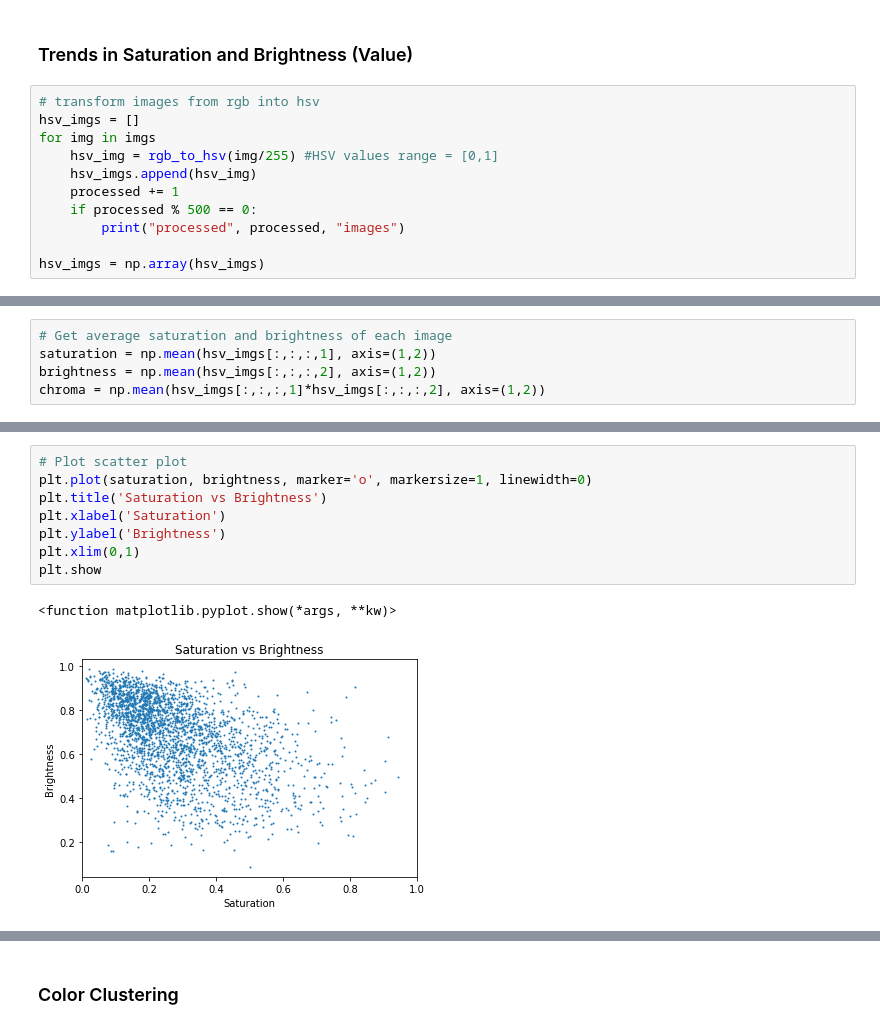
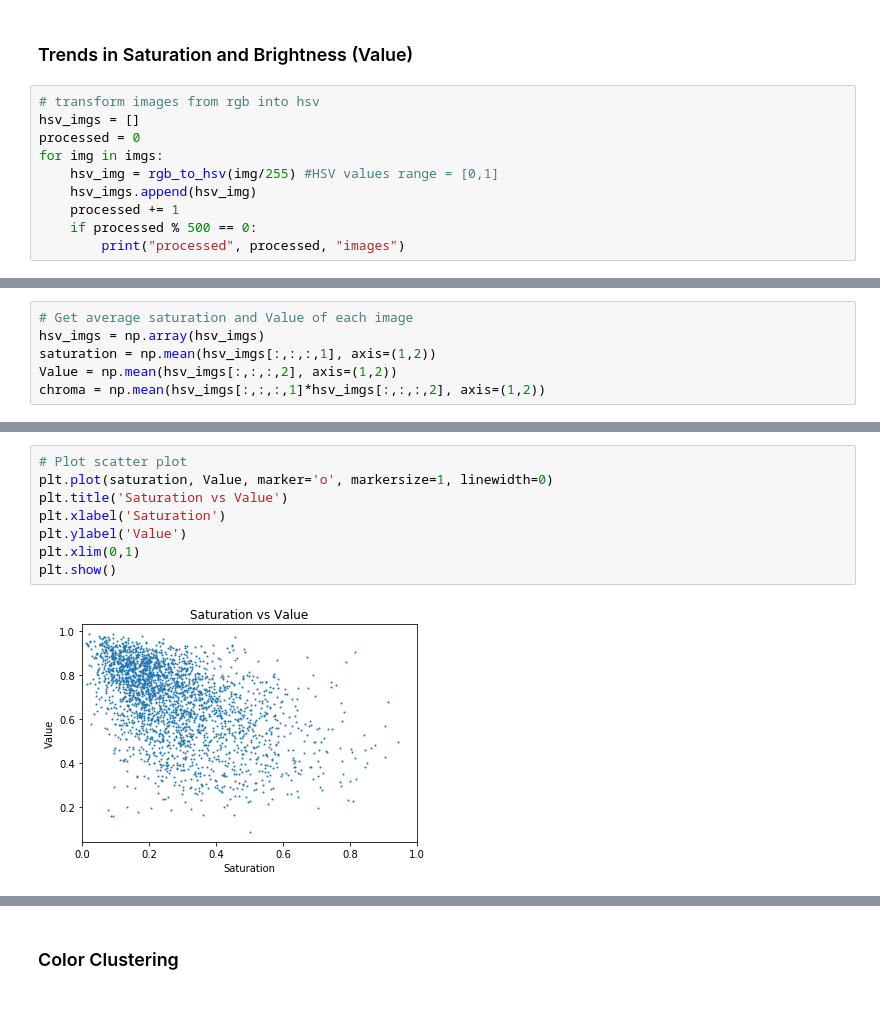
Before and after one commit to profnote/ColorHarmony, a Jupyter notebook: ColorSchemeAnalysis.ipynb, the cells around one changed output, grey strips where cells are left out. Cells and saved outputs as stored; diff of their text form.

```diff
--- a/ColorSchemeAnalysis.ipynb
+++ b/ColorSchemeAnalysis.ipynb
@@ -51,11 +54,10 @@ for i in range(9) :
 # %%
 # transform images from rgb into hsv
 hsv_imgs = []
-for img in imgs
+processed = 0
+for img in imgs:
     hsv_img = rgb_to_hsv(img/255) #HSV values range = [0,1]
     hsv_imgs.append(hsv_img)
     processed += 1
     if processed % 500 == 0:
         print("processed", processed, "images")
-
-hsv_imgs = np.array(hsv_imgs)
@@ -62,5 +70,6 @@ hsv_imgs = np.array(hsv_imgs)
 # %%
-# Get average saturation and brightness of each image
+# Get average saturation and Value of each image
+hsv_imgs = np.array(hsv_imgs)
 saturation = np.mean(hsv_imgs[:,:,:,1], axis=(1,2))
-brightness = np.mean(hsv_imgs[:,:,:,2], axis=(1,2))
+Value = np.mean(hsv_imgs[:,:,:,2], axis=(1,2))
 chroma = np.mean(hsv_imgs[:,:,:,1]*hsv_imgs[:,:,:,2], axis=(1,2))
@@ -81,13 +76,12 @@ print(id)
 # %%
 # Plot scatter plot
-plt.plot(saturation, brightness, marker='o', markersize=1, linewidth=0)
-plt.title('Saturation vs Brightness')
+plt.plot(saturation, Value, marker='o', markersize=1, linewidth=0)
+plt.title('Saturation vs Value')
 plt.xlabel('Saturation')
-plt.ylabel('Brightness')
+plt.ylabel('Value')
 plt.xlim(0,1)
-plt.show
+plt.show()
 # %% [output]
-<function matplotlib.pyplot.show(*args, **kw)>
-[figure, old version]
+[figure, new version]
 # %%
 # Plot scatter plot - chroma
```
Also changed, not shown: parts of 33 cells of this notebook, 2 other files.
